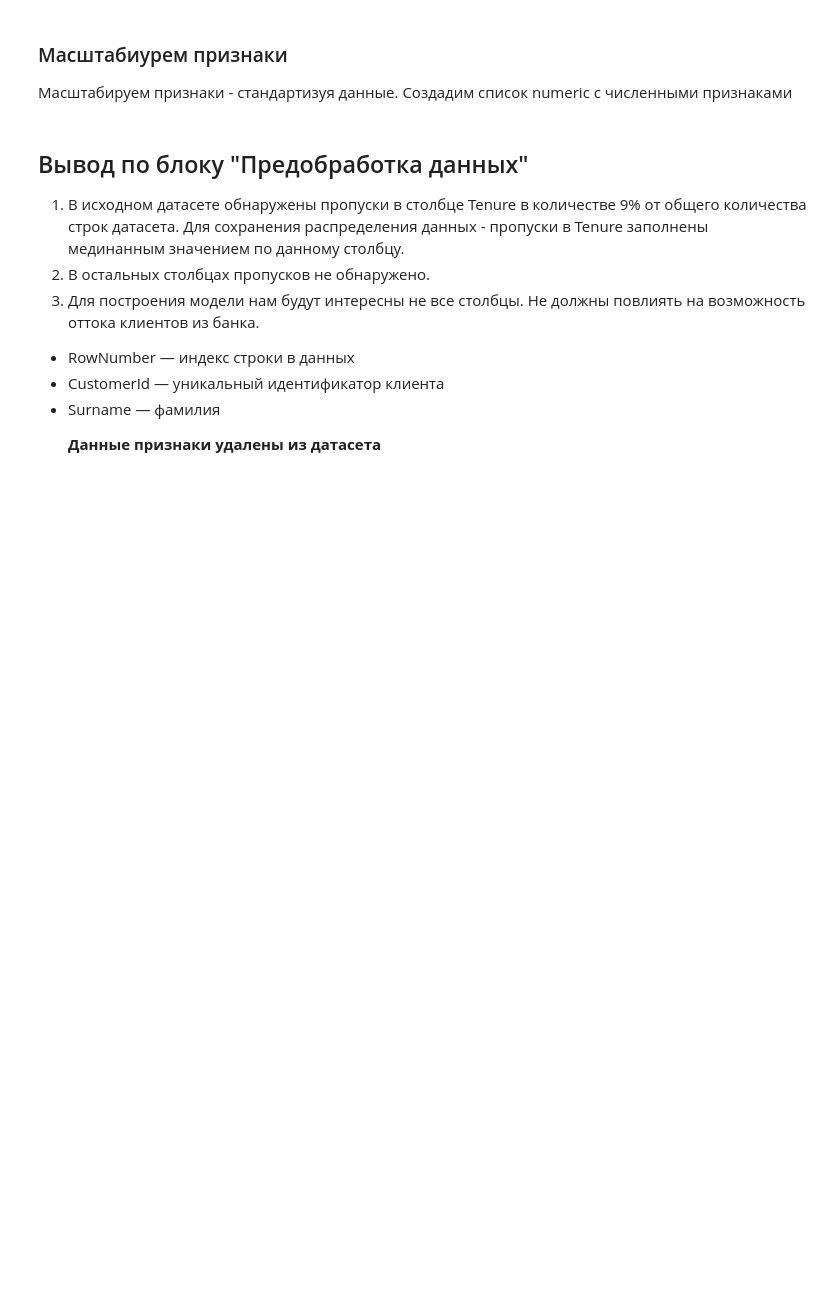
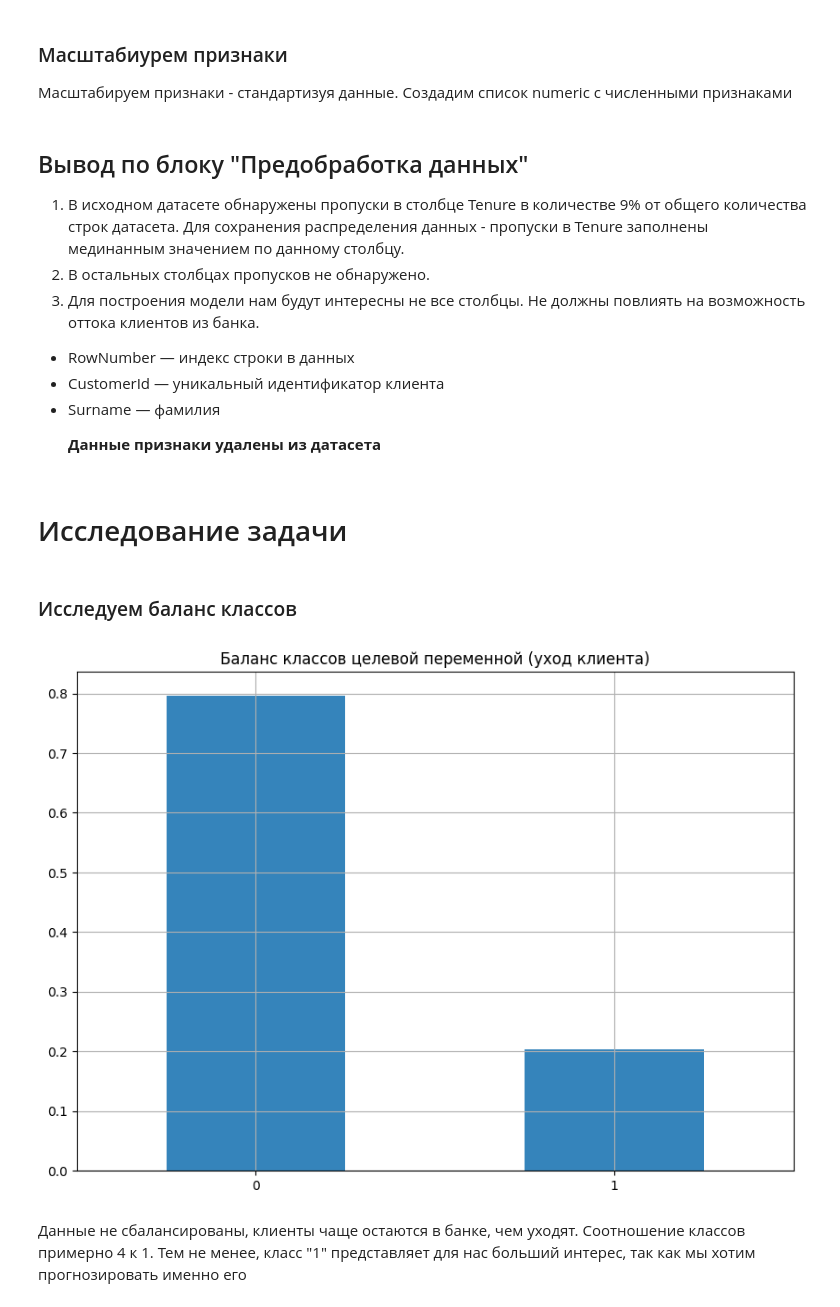
Before and after one commit to miroshkinyaroslav/Supervised-learning, a Jupyter notebook: supervised learning.ipynb, the cells around one changed output. Saved outputs shown, nothing was run; the diff lists cells and outputs as text; code cells hidden in the pictures; blank space fills up the shorter version.

```diff
--- a/supervised learning.ipynb
+++ b/supervised learning.ipynb
@@ -179,3 +179,14 @@ df = pd.get_dummies(df, drop_first=True);
 * CustomerId — уникальный идентификатор клиента
 * Surname — фамилия
   <p> <b> Данные признаки удалены из датасета
+# %% [markdown]
+# Исследование задачи
+# %% [markdown]
+### Исследуем баланс классов
+# %%
+df.Exited.value_counts(normalize=True)\
+.plot(kind='bar', rot=0, figsize=(10,7), grid=True, alpha=0.9, title='Баланс классов целевой переменной (уход клиента)');
+# %% [output]
+[figure, added]
+# %% [markdown]
+Данные не сбалансированы, клиенты чаще остаются в банке, чем уходят. Соотношение классов примерно 4 к 1. Тем не менее, класс "1" представляет для нас больший интерес, так как мы хотим прогнозировать именно его
```
Also changed, not shown: parts of 23 cells of this notebook.
